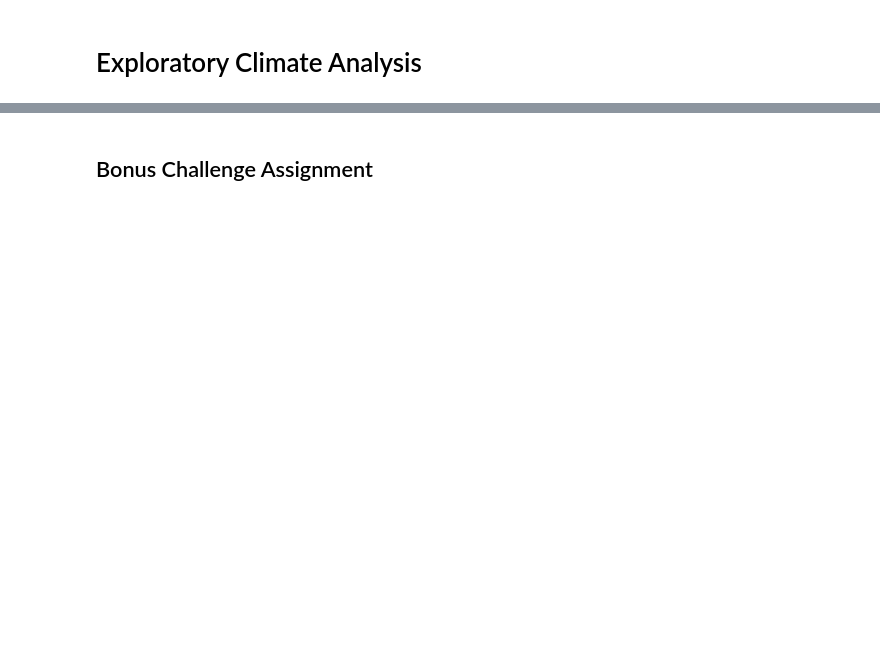
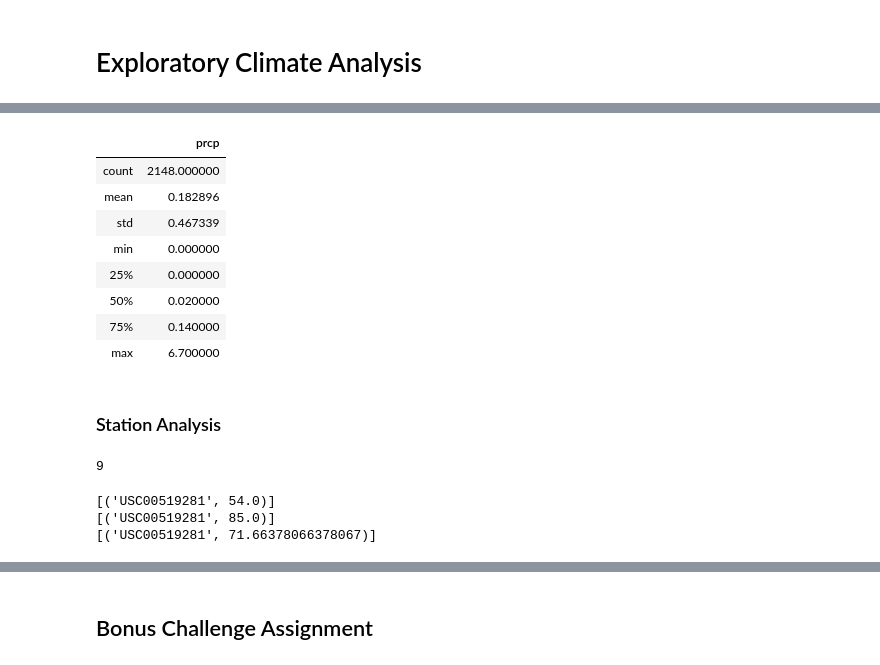
Before and after one commit to sigkarmoil/sqlalchemy-challenge, a Jupyter notebook: climate_starter.ipynb, the cells around one changed output, grey strips where cells are left out. Saved outputs shown, nothing was run; the diff lists cells and outputs as text; code cells hidden in the pictures; blank space fills up the shorter version.

```diff
--- a/climate_starter.ipynb
+++ b/climate_starter.ipynb
@@ -83,7 +138,25 @@ ins_measure =
 # %%
-# Use Pandas to calcualte the summary statistics for the precipitation data
+# Use Pandas to calculate the summary statistics for the precipitation data
+
+measurement_df.describe()
+# %% [output]
+|  | prcp |
+| count | 2148.000000 |
+| mean | 0.182896 |
+| std | 0.467339 |
+| min | 0.000000 |
+| 25% | 0.000000 |
+| 50% | 0.020000 |
+| 75% | 0.140000 |
+| max | 6.700000 |
+# %% [markdown]
+### Station Analysis
 # %%
 # Design a query to show how many stations are available in this dataset?
+station_count = session.query(Station.station).count()
+station_count
+# %% [output]
+9
 # %%
 # What are the most active stations? (i.e. what stations have the most rows)?
 # List the stations and the counts in descending order.
@@ -90,6 +171,20 @@ ins_measure =
 # %%
 # Using the station id from the previous query, calculate the lowest temperature recorded,
 # highest temperature recorded, and average temperature of the most active station?
+temp_min = session.query(Measurement.station, func.min(Measurement.tobs) ).\
+                filter(Measurement.station == most_active_station).all()
+temp_max = session.query(Measurement.station, func.max(Measurement.tobs) ).\
+                filter(Measurement.station == most_active_station).all()
+temp_avg = session.query(Measurement.station, func.avg(Measurement.tobs) ).\
+                filter(Measurement.station == most_active_station).all()
+
+print(temp_min)
+print(temp_max)
+print(temp_avg)
+# %% [output]
+[('USC00519281', 54.0)]
+[('USC00519281', 85.0)]
+[('USC00519281', 71.66378066378067)]
 # %%
 # Choose the station with the highest number of temperature observations.
 # Query the last 12 months of temperature observation data for this station and plot the results as a histogram
```
Also changed, not shown: parts of 10 cells of this notebook.
